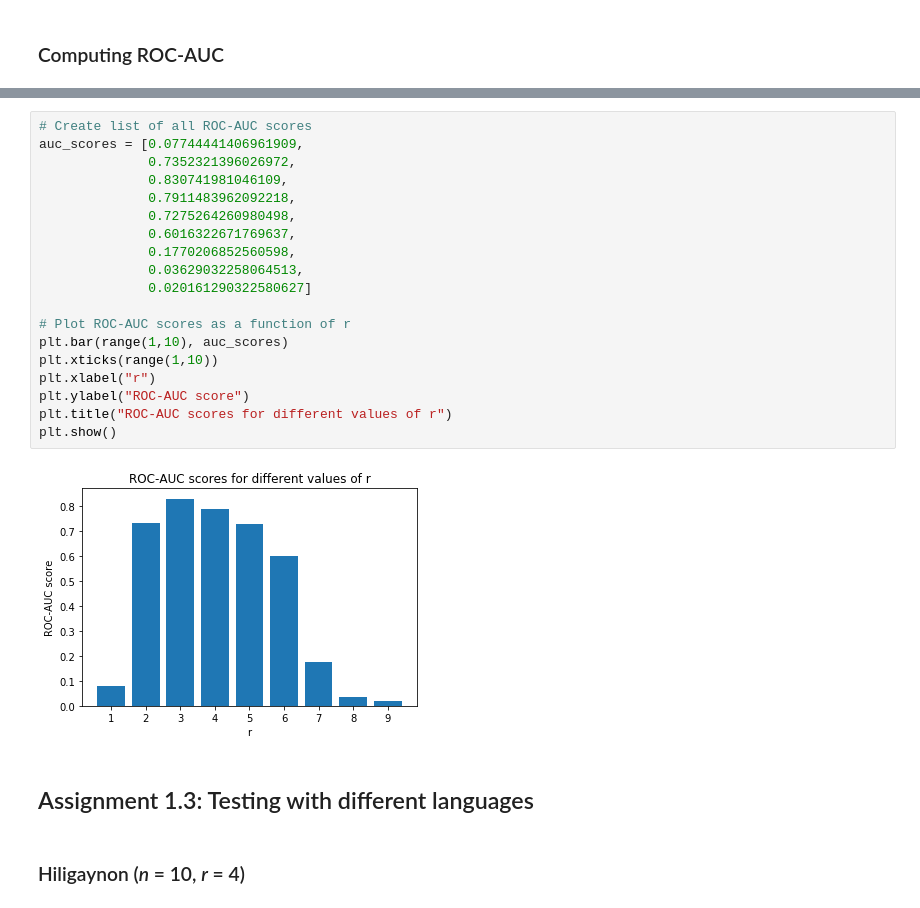
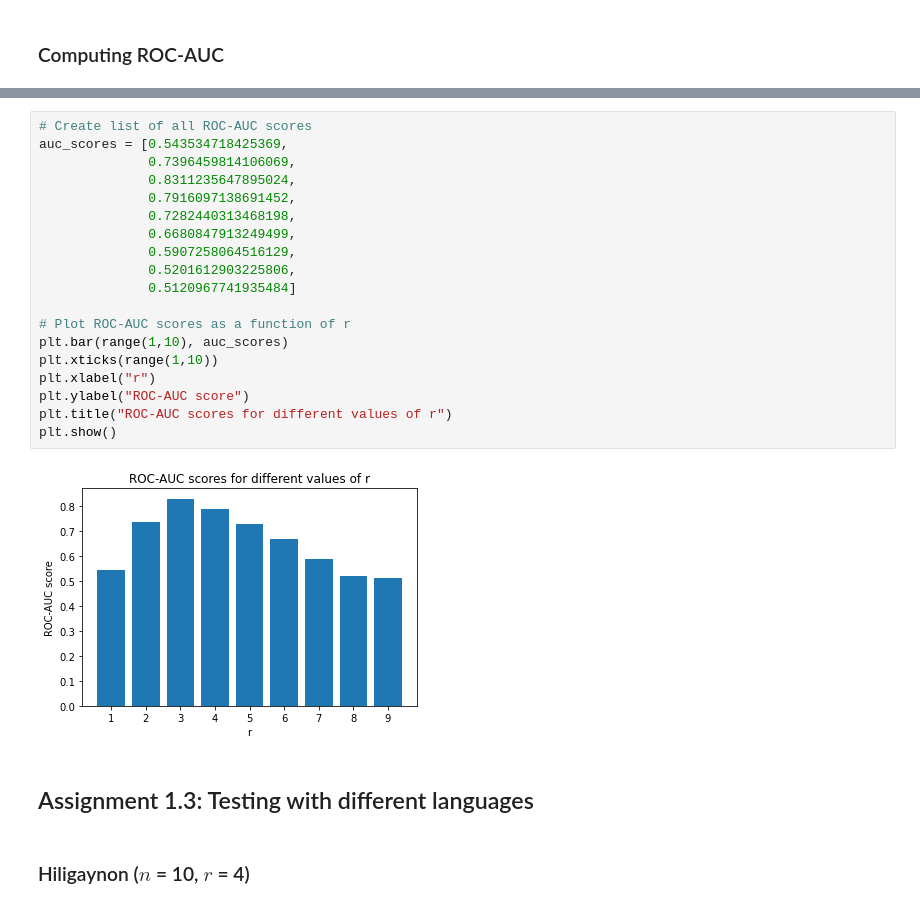
Before and after one commit to Avuerro/NaturalComputing, a Jupyter notebook: Assignment3-AIS/Assignment3_AIS_Exercise1.ipynb, the cells around one changed output, grey strips where cells are left out. Saved outputs shown, nothing was run; the diff lists cells and outputs as text.

```diff
--- a/Assignment3-AIS/Assignment3_AIS_Exercise1.ipynb
+++ b/Assignment3-AIS/Assignment3_AIS_Exercise1.ipynb
@@ -113,29 +124,29 @@ ROC-AUC score = 0.6016322671769637
 ... (6 outputs left out)
 # %%
 # Create list of all ROC-AUC scores
-auc_scores = [0.07744441406961909,
-              0.7352321396026972,
-              0.830741981046109,
-              0.7911483962092218,
-              0.7275264260980498,
-              0.6016322671769637,
-              0.1770206852560598,
-              0.03629032258064513,
-              0.020161290322580627]
+auc_scores = [0.543534718425369,
+              0.7396459814106069,
+              0.8311235647895024,
+              0.7916097138691452,
+              0.7282440313468198,
+              0.6680847913249499,
+              0.5907258064516129,
+              0.5201612903225806,
+              0.5120967741935484]
 
 # Plot ROC-AUC scores as a function of r
 plt.bar(range(1,10), auc_scores)
 plt.xticks(range(1,10))
 plt.xlabel("r")
 plt.ylabel("ROC-AUC score")
 plt.title("ROC-AUC scores for different values of r")
 plt.show()
 # %% [output]
-[figure, old version]
+[figure, new version]
 # %% [markdown]
 ## Assignment 1.3: Testing with different languages
 # %% [markdown]
-### Hiligaynon (*n* = 10, *r* = 4)
+### Hiligaynon ($n$ = 10, $r$ = 4)
 # %%
 # Get the output of the negative selection algorithm on the English and Hiligaynon testing sets
 english_outputs = get_negsel_outputs("english.test", r=4)
```
Also changed, not shown: parts of 15 cells of this notebook, 1 other file.
